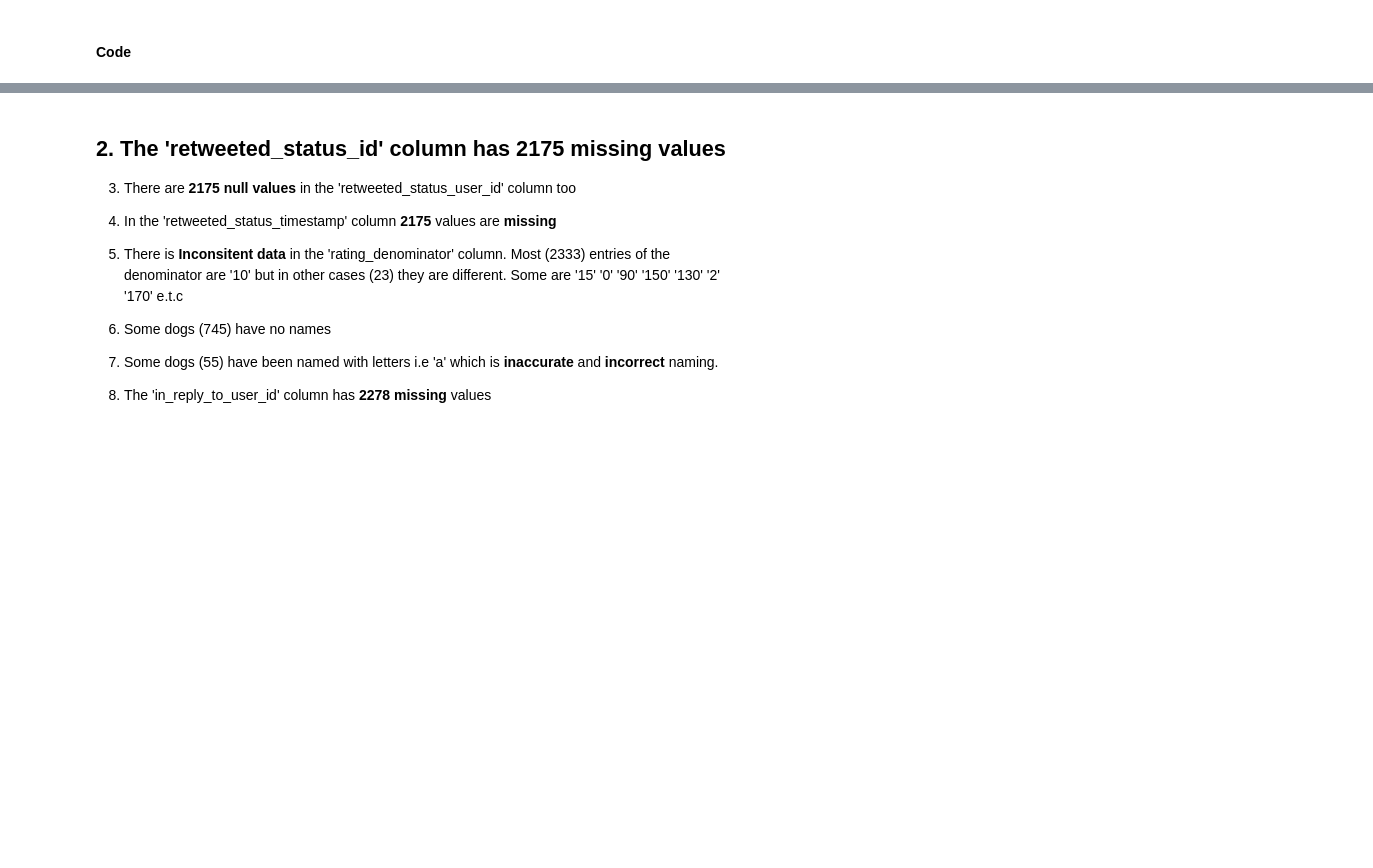
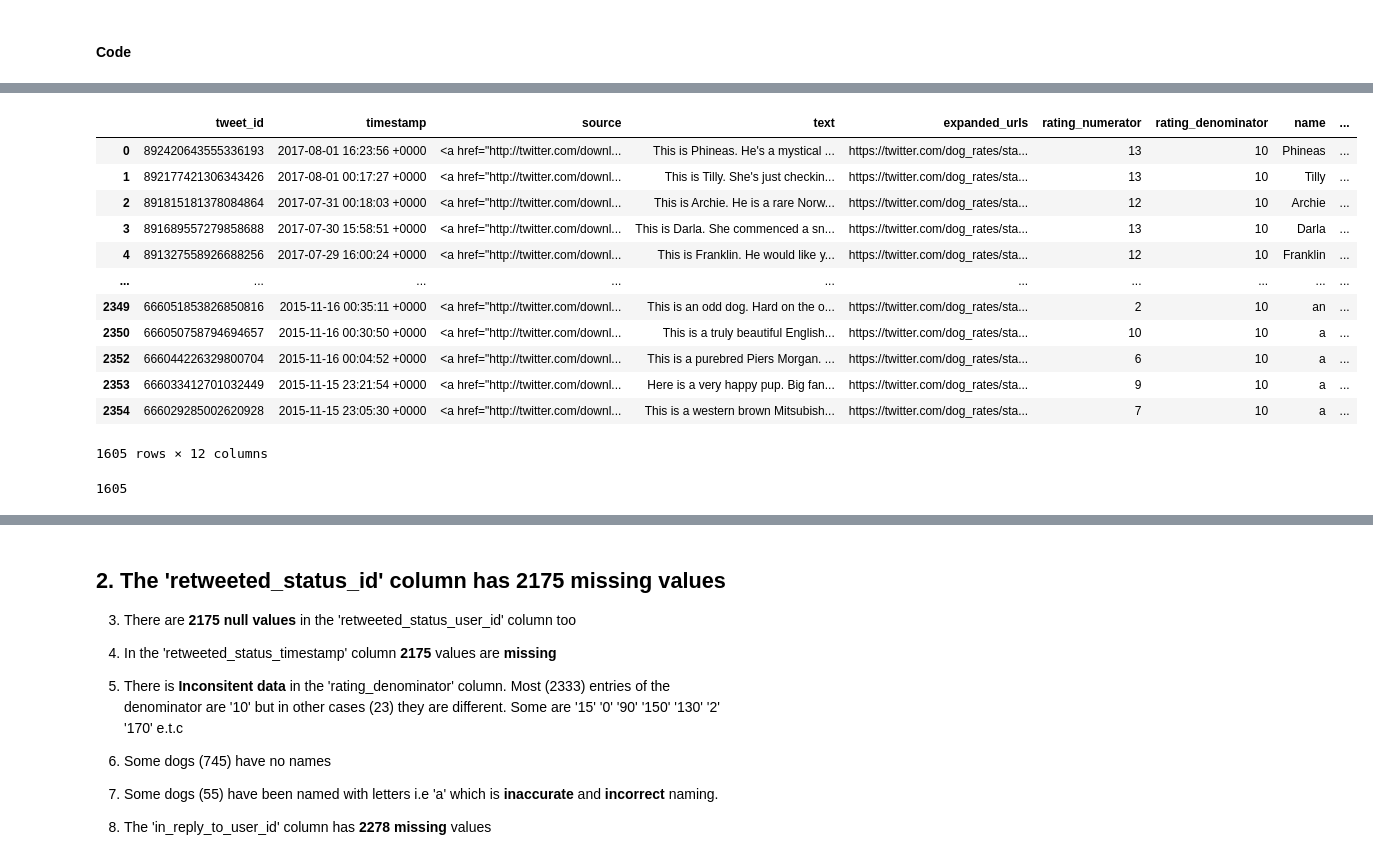
Before and after one commit to EricOdhiambo/wrangling-and-Analyzing-data, a Jupyter notebook: wrangle_act.ipynb, the cells around one changed output, grey strips where cells are left out. Drawn from its saved outputs; the diff is of its cells as text; code cells hidden in the pictures; blank space fills up the shorter version.

```diff
--- a/wrangle_act.ipynb
+++ b/wrangle_act.ipynb
@@ -820,0 +839,3 @@ memory usage: 231.4+ KB
+# %%
+# replacing the 673 'None' entries in the 'name' column to 'Nan'
+df1c['name'].replace('None', np.nan, inplace=True)
@@ -820,0 +859,5 @@ memory usage: 231.4+ KB
+# %%
+# drop df1c rows with Nan values and initialize it
+# to new data frame df1d
+
+df1d = df1c.dropna()
@@ -820,0 +900,5 @@ memory usage: 231.4+ KB
+# %%
+# replacing None to Nan in column 'doggo'
+df1d["doggo"].fillna("None", inplace=True)
+# %%
+df1d = df1d.fillna(value=np.nan)
@@ -820,0 +969,16 @@ memory usage: 231.4+ KB
+# %%
+df1d
+# %% [output]
+|  | tweet_id | timestamp | source | text | expanded_urls | rating_numerator | rating_denominator | name | ... |
+| 0 | 892420643555336193 | 2017-08-01 16:23:56 +0000 | <a href="http://twitter.com/downl... | This is Phineas. He's a mystical ... | https://twitter.com/dog_rates/sta... | 13 | 10 | Phineas | ... |
+| 1 | 892177421306343426 | 2017-08-01 00:17:27 +0000 | <a href="http://twitter.com/downl... | This is Tilly. She's just checkin... | https://twitter.com/dog_rates/sta... | 13 | 10 | Tilly | ... |
+| 2 | 891815181378084864 | 2017-07-31 00:18:03 +0000 | <a href="http://twitter.com/downl... | This is Archie. He is a rare Norw... | https://twitter.com/dog_rates/sta... | 12 | 10 | Archie | ... |
+| 3 | 891689557279858688 | 2017-07-30 15:58:51 +0000 | <a href="http://twitter.com/downl... | This is Darla. She commenced a sn... | https://twitter.com/dog_rates/sta... | 13 | 10 | Darla | ... |
+| 4 | 891327558926688256 | 2017-07-29 16:00:24 +0000 | <a href="http://twitter.com/downl... | This is Franklin. He would like y... | https://twitter.com/dog_rates/sta... | 12 | 10 | Franklin | ... |
+| ... | ... | ... | ... | ... | ... | ... | ... | ... | ... |
+| 2349 | 666051853826850816 | 2015-11-16 00:35:11 +0000 | <a href="http://twitter.com/downl... | This is an odd dog. Hard on the o... | https://twitter.com/dog_rates/sta... | 2 | 10 | an | ... |
+| 2350 | 666050758794694657 | 2015-11-16 00:30:50 +0000 | <a href="http://twitter.com/downl... | This is a truly beautiful English... | https://twitter.com/dog_rates/sta... | 10 | 10 | a | ... |
+| 2352 | 666044226329800704 | 2015-11-16 00:04:52 +0000 | <a href="http://twitter.com/downl... | This is a purebred Piers Morgan. ... | https://twitter.com/dog_rates/sta... | 6 | 10 | a | ... |
+| 2353 | 666033412701032449 | 2015-11-15 23:21:54 +0000 | <a href="http://twitter.com/downl... | Here is a very happy pup. Big fan... | https://twitter.com/dog_rates/sta... | 9 | 10 | a | ... |
+| 2354 | 666029285002620928 | 2015-11-15 23:05:30 +0000 | <a href="http://twitter.com/downl... | This is a western brown Mitsubish... | https://twitter.com/dog_rates/sta... | 7 | 10 | a | ... |
+1605 rows × 12 columns
@@ -820,0 +988,4 @@ memory usage: 231.4+ KB
+# %%
+len(df1d)
+# %% [output]
+1605
```
Also changed, not shown: parts of 21 cells of this notebook.
